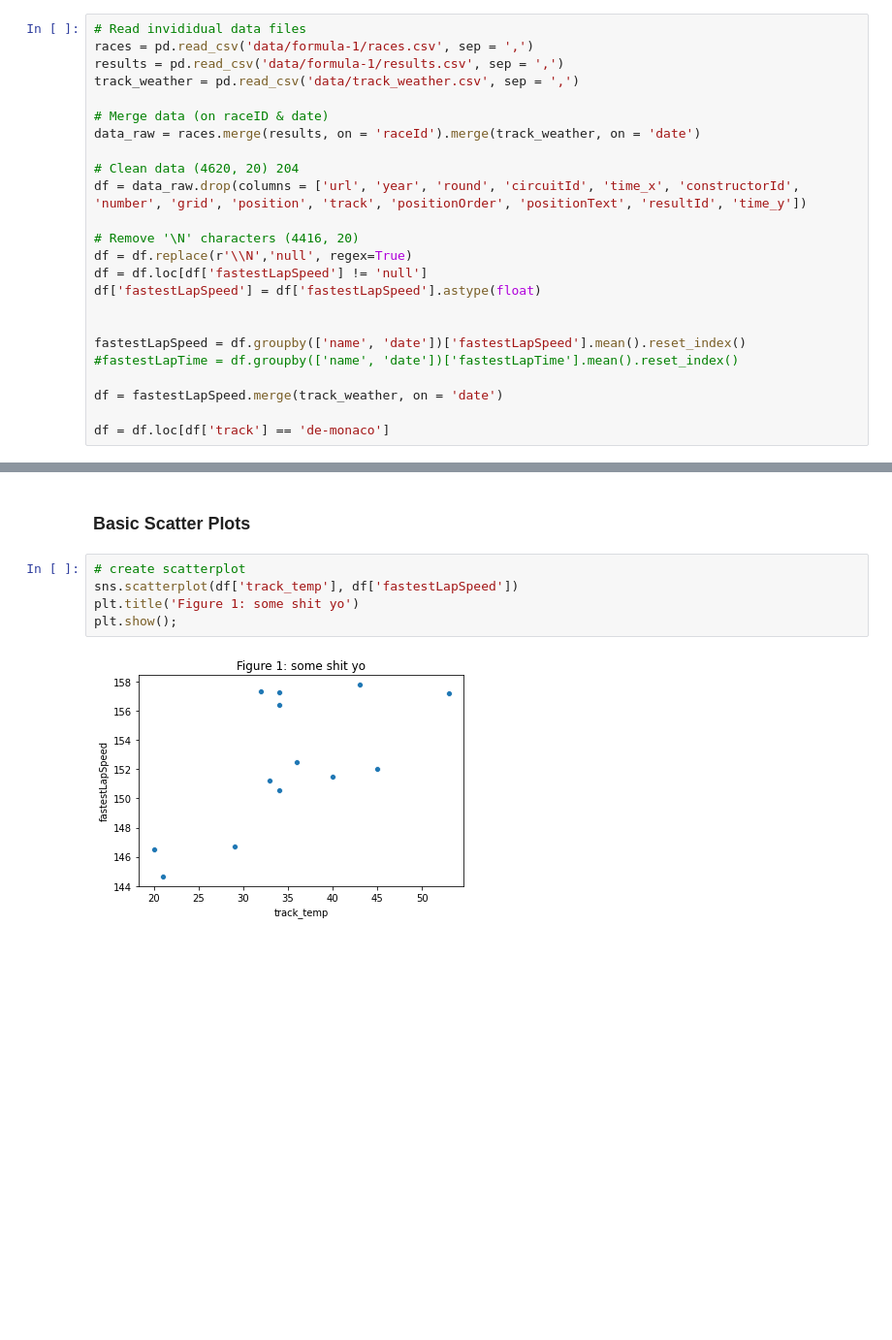
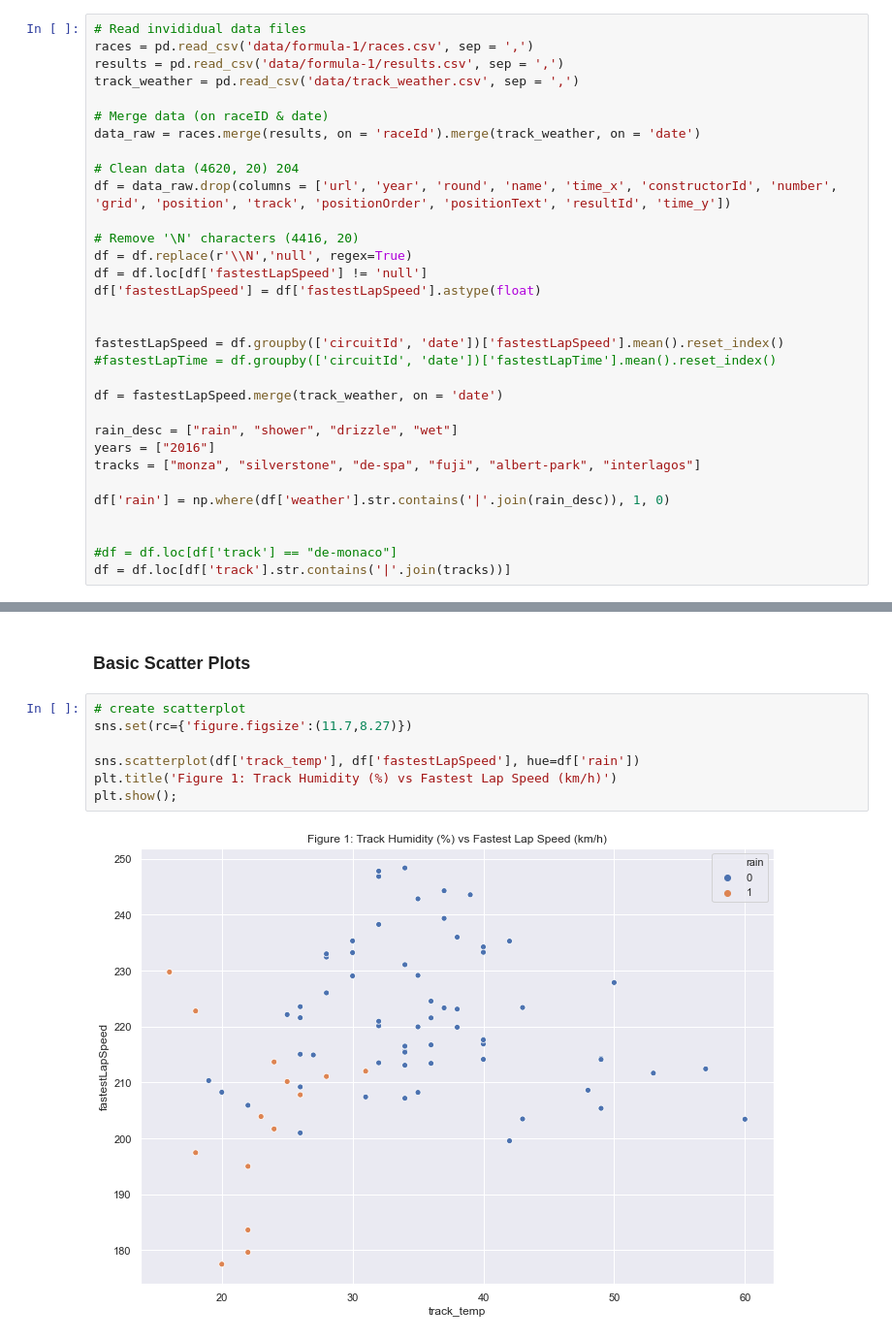
Before and after one commit to floeck/f1-weather-analysis, a Jupyter notebook: major-project.ipynb, the cells around one changed output, grey strips where cells are left out. Shown at 97% size. Saved outputs shown, nothing was run; the diff lists cells and outputs as text; blank space fills up the shorter version.

Commit message:
Investigating more.. Particularly effect on specific tracks.

```diff
--- a/major-project.ipynb
+++ b/major-project.ipynb
@@ -39,7 +42,7 @@ track_weather = pd.read_csv('data/track_weather.csv', sep = ',')
 data_raw = races.merge(results, on = 'raceId').merge(track_weather, on = 'date')
 
 # Clean data (4620, 20) 204
-df = data_raw.drop(columns = ['url', 'year', 'round', 'circuitId', 'time_x', 'constructorId', 'number', 'grid', 'position', 'track', 'positionOrder', 'positionText', 'resultId', 'time_y'])
+df = data_raw.drop(columns = ['url', 'year', 'round', 'name', 'time_x', 'constructorId', 'number', 'grid', 'position', 'track', 'positionOrder', 'positionText', 'resultId', 'time_y'])
 
 # Remove '\N' characters (4416, 20)
 df = df.replace(r'\\N','null', regex=True)
@@ -47,9 +50,17 @@ df = df.loc[df['fastestLapSpeed'] != 'null']
 df['fastestLapSpeed'] = df['fastestLapSpeed'].astype(float)
 
 
-fastestLapSpeed = df.groupby(['name', 'date'])['fastestLapSpeed'].mean().reset_index()
-#fastestLapTime = df.groupby(['name', 'date'])['fastestLapTime'].mean().reset_index()
+fastestLapSpeed = df.groupby(['circuitId', 'date'])['fastestLapSpeed'].mean().reset_index()
+#fastestLapTime = df.groupby(['circuitId', 'date'])['fastestLapTime'].mean().reset_index()
 
 df = fastestLapSpeed.merge(track_weather, on = 'date')
 
-df = df.loc[df['track'] == 'de-monaco']
+rain_desc = ["rain", "shower", "drizzle", "wet"]
+years = ["2016"]
+tracks = ["monza", "silverstone", "de-spa", "fuji", "albert-park", "interlagos"]
+
+df['rain'] = np.where(df['weather'].str.contains('|'.join(rain_desc)), 1, 0)
+
+
+#df = df.loc[df['track'] == "de-monaco"]
+df = df.loc[df['track'].str.contains('|'.join(tracks))]
@@ -126,11 +84,13 @@ NameError: name 'gameData' is not defined
 ### Basic Scatter Plots
 # %%
 # create scatterplot
-sns.scatterplot(df['track_temp'], df['fastestLapSpeed'])
-plt.title('Figure 1: some shit yo')
+sns.set(rc={'figure.figsize':(11.7,8.27)})
+
+sns.scatterplot(df['track_temp'], df['fastestLapSpeed'], hue=df['rain'])
+plt.title('Figure 1: Track Humidity (%) vs Fastest Lap Speed (km/h)')
 plt.show();
 # %% [output]
-[figure, old version]
+[figure, new version]
 # %%
 print("temp: " + str((df.temp).corr(df.fastestLapSpeed)))
 print("track_temp: " + str((df.track_temp).corr(df.fastestLapSpeed)))
```
Also changed, not shown: parts of 6 cells of this notebook.
